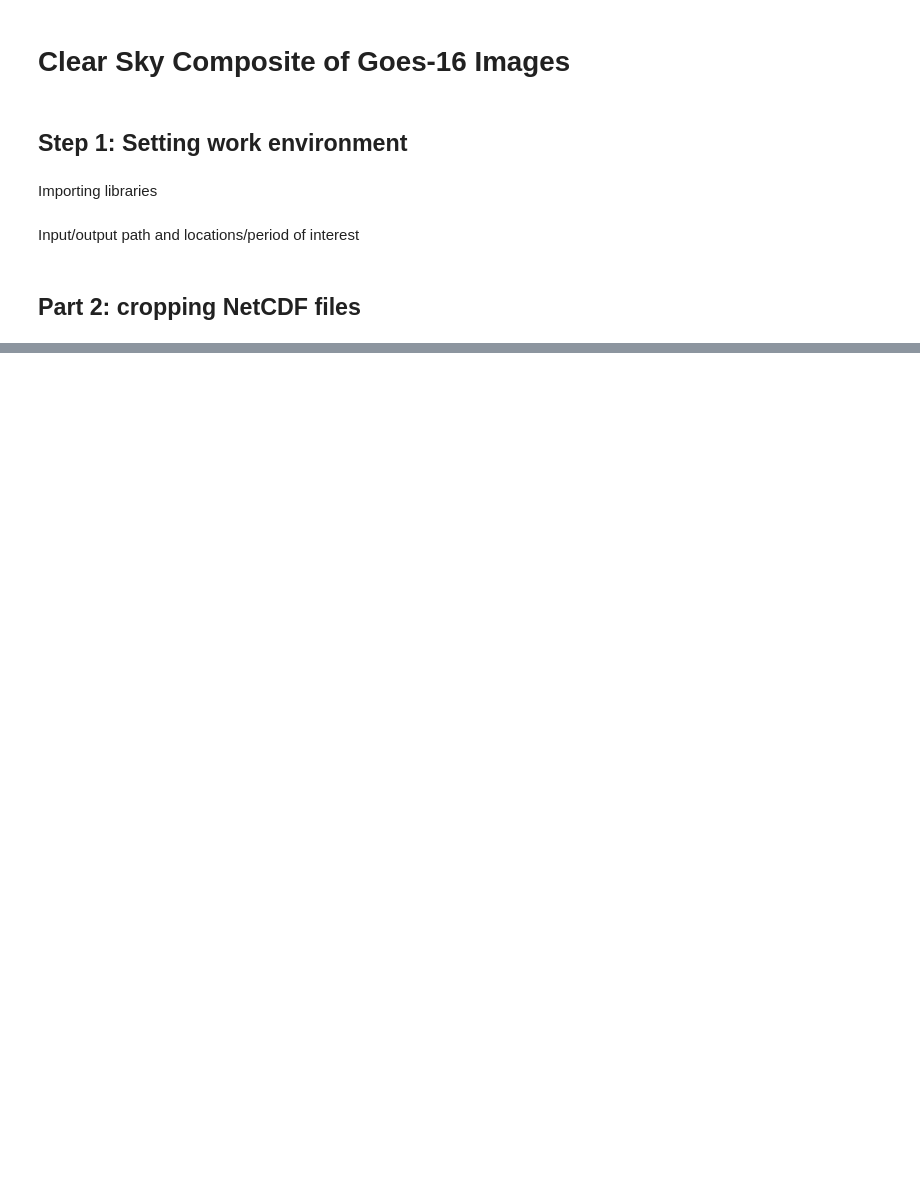
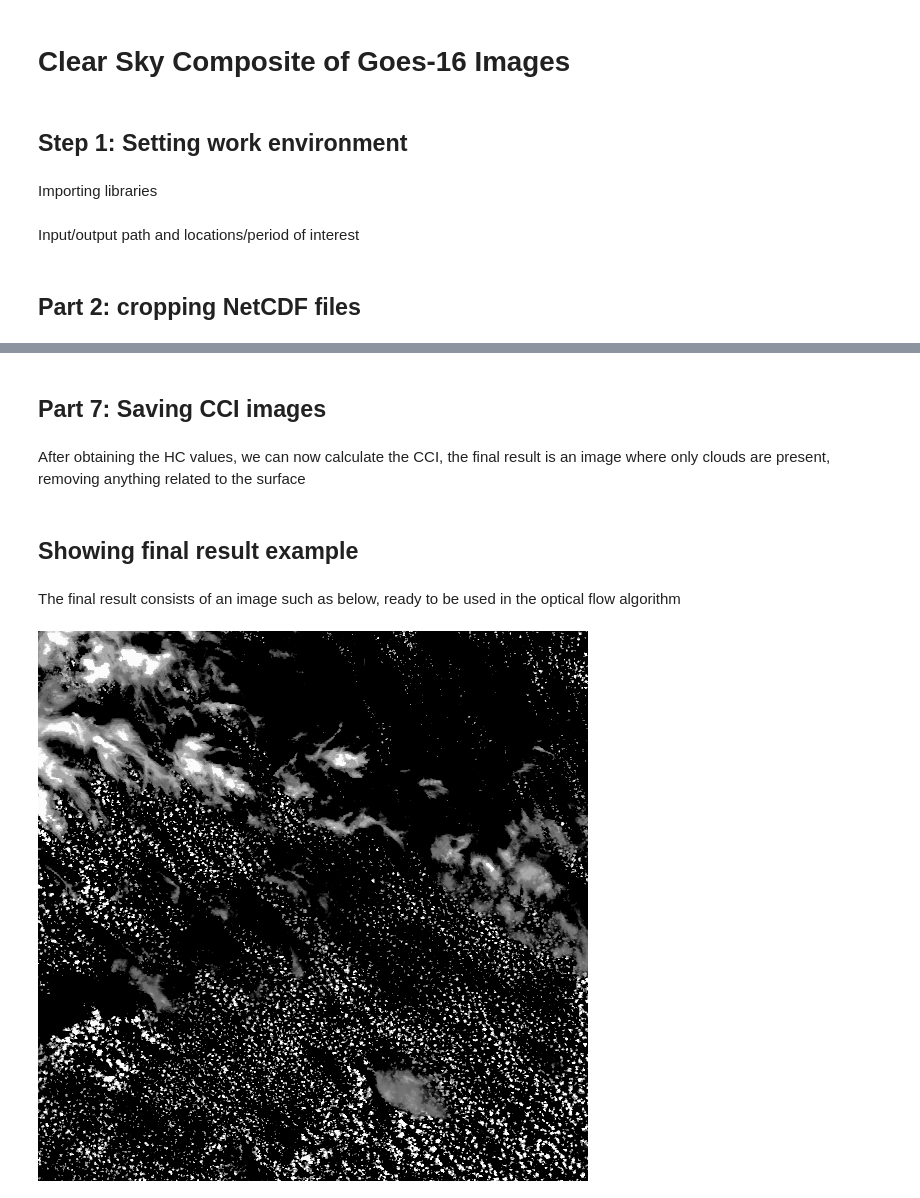
Before and after one commit to rod-xavier/masters-codes, a Jupyter notebook: clear_sky.ipynb, the cells around one changed output, grey strips where cells are left out. Drawn from its saved outputs; the diff is of its cells as text; code cells hidden in the pictures; blank space fills up the shorter version.

```diff
--- a/clear_sky.ipynb
+++ b/clear_sky.ipynb
@@ -921,0 +367,4 @@ display(img1, img2)
+# %% [markdown]
+## Part 7: Saving CCI images
+# %% [markdown]
+After obtaining the HC values, we can now calculate the CCI, the final result is an image where only clouds are present, removing anything related to the surface
@@ -921,0 +396,9 @@ display(img1, img2)
+# %% [markdown]
+## Showing final result example
+# %% [markdown]
+The final result consists of an image such as below, ready to be used in the optical flow algorithm
+# %%
+cluster_path = rf'C:\Users\rodri\Documents\Unifesp\Mestrado\Figuras\Dados\Cluster\ptr\01\2019_01_15_1626.png'
+Image.open(cluster_path)
+# %% [output]
+[figure, added]
```
Also changed, not shown: parts of 18 cells of this notebook.
